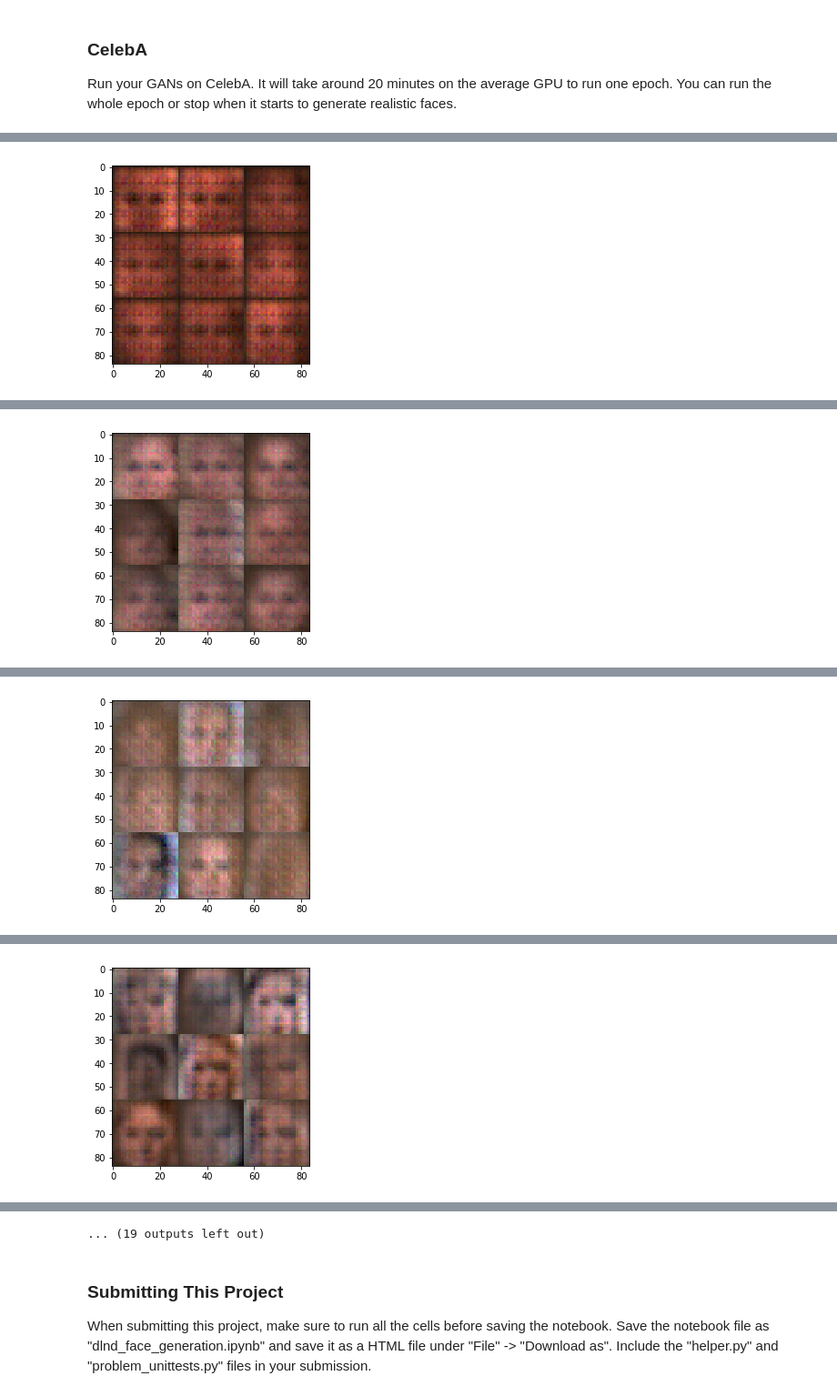
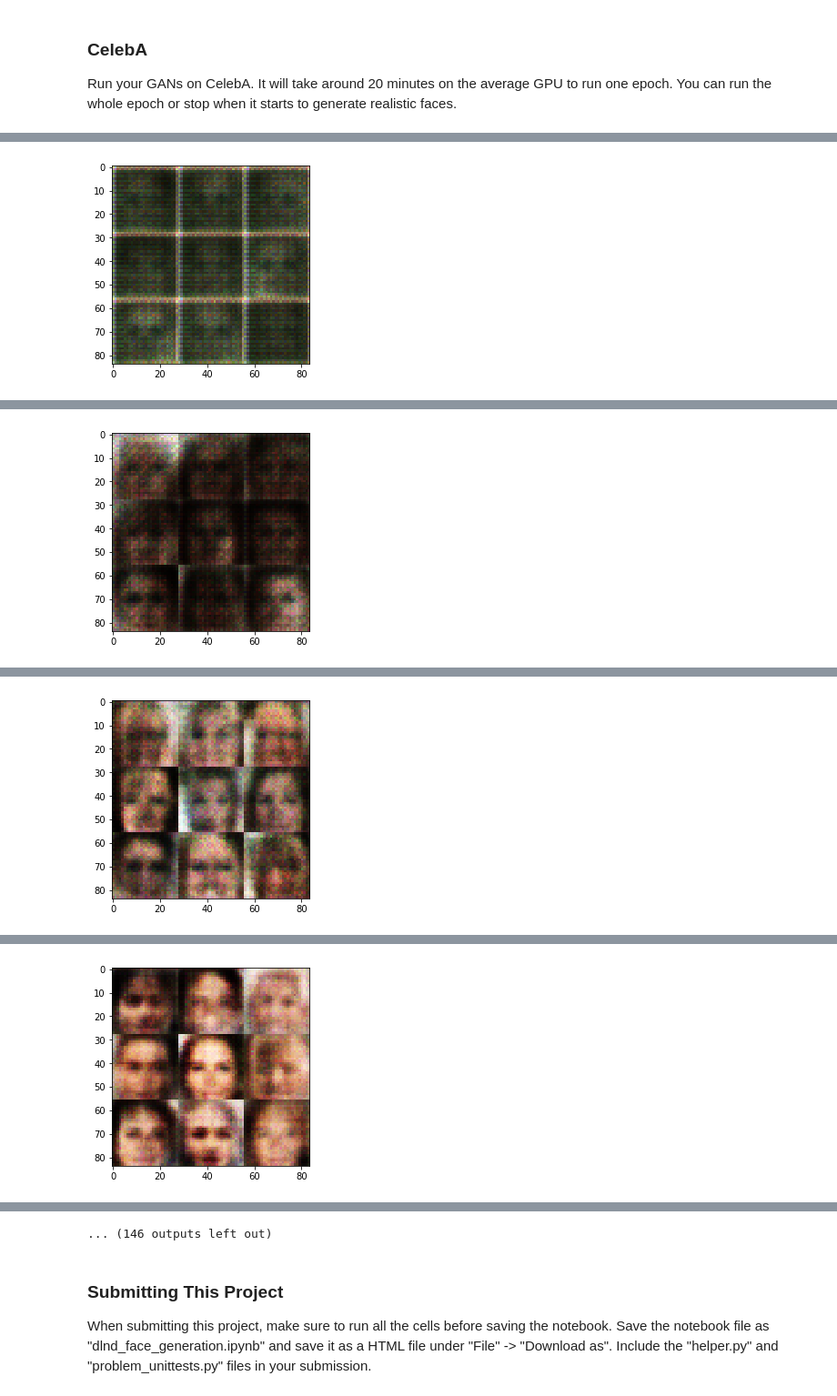
Before and after one commit to seinberg/deep-learning, a Jupyter notebook: face_generation/dlnd_face_generation.ipynb, the cells around one changed output, grey strips where cells are left out. Shown at 91% size. Saved outputs shown, nothing was run; the diff lists cells and outputs as text; code cells hidden in the pictures.

```diff
--- a/face_generation/dlnd_face_generation.ipynb
+++ b/face_generation/dlnd_face_generation.ipynb
@@ -306,8 +283,9 @@ def model_opt(d_loss, g_loss, learning_rate, beta1):
     g_vars = [var for var in t_vars if var.name.startswith('generator')]
 
     # Optimize
-    d_train_opt = tf.train.AdamOptimizer(learning_rate, beta1=beta1).minimize(d_loss, var_list=d_vars)
-    g_train_opt = tf.train.AdamOptimizer(learning_rate, beta1=beta1).minimize(g_loss, var_list=g_vars)
+    with tf.control_dependencies(tf.get_collection(tf.GraphKeys.UPDATE_OPS)):
+        d_train_opt = tf.train.AdamOptimizer(learning_rate, beta1=beta1).minimize(d_loss, var_list=d_vars)
+        g_train_opt = tf.train.AdamOptimizer(learning_rate, beta1=beta1).minimize(g_loss, var_list=g_vars)
 
     return d_train_opt, g_train_opt
 
@@ -409,14 +387,14 @@ def train(epoch_count, batch_size, z_dim, learning_rate, beta1, get_batches, dat
                 _ = sess.run(net.d_opt, feed_dict={
                         net.input_real: batch_images, net.input_z: batch_z, net.learning_rate: learning_rate})
                 _ = sess.run(net.g_opt, feed_dict={
-                        net.input_z: batch_z, net.learning_rate: learning_rate})
+                        net.input_real: batch_images, net.input_z: batch_z, net.learning_rate: learning_rate})
 
                 if steps % print_every == 0:
                     # At the end of each epoch, get the losses and print them out
                     train_loss_d = net.d_loss.eval({
                             net.input_z: batch_z, net.input_real: batch_images, net.learning_rate: learning_rate})
                     train_loss_g = net.g_loss.eval({
-                            net.input_z: batch_z, net.learning_rate: learning_rate})
+                            net.input_z: batch_z, net.input_real: batch_images, net.learning_rate: learning_rate})
 
                     print("Epoch {}/{}...".format(epoch_i+1, epochs),
                           "Discriminator Loss: {:.4f}...".format(train_loss_d),
@@ -531,9 +509,9 @@ gen.logits.shape: (?, 28, 28, 1)
 Run your GANs on CelebA.  It will take around 20 minutes on the average GPU to run one epoch.  You can run the whole epoch or stop when it starts to generate realistic faces.
 # %%
 batch_size = 128
-z_dim = 100
-learning_rate = 0.0002
-beta1 = 0.6
+z_dim = 200
+learning_rate = 0.0001
+beta1 = 0.2
 
 
 """
@@ -557 +535 @@ Epoch 1/1... Discriminator Loss: 0.8721... Generator Loss: 1.6195
-[figure, old version]
+[figure, new version]
@@ -562 +540 @@ Epoch 1/1... Discriminator Loss: 1.4217... Generator Loss: 0.4900
-[figure, old version]
+[figure, new version]
@@ -567 +545 @@ Epoch 1/1... Discriminator Loss: 1.4303... Generator Loss: 0.7367
-[figure, old version]
+[figure, new version]
@@ -572 +550 @@ Epoch 1/1... Discriminator Loss: 1.3557... Generator Loss: 0.5050
-[figure, old version]
+[figure, new version]
@@ -583,4 +561,4 @@ Epoch 1/1... Discriminator Loss: 1.4330... Generator Loss: 0.7942
-... (19 outputs left out)
+... (146 outputs left out)
 # %% [markdown]
 ### Submitting This Project
 When submitting this project, make sure to run all the cells before saving the notebook. Save the notebook file as "dlnd_face_generation.ipynb" and save it as a HTML file under "File" -> "Download as". Include the "helper.py" and "problem_unittests.py" files in your submission.
```
Also changed, not shown: parts of 6 cells of this notebook.
